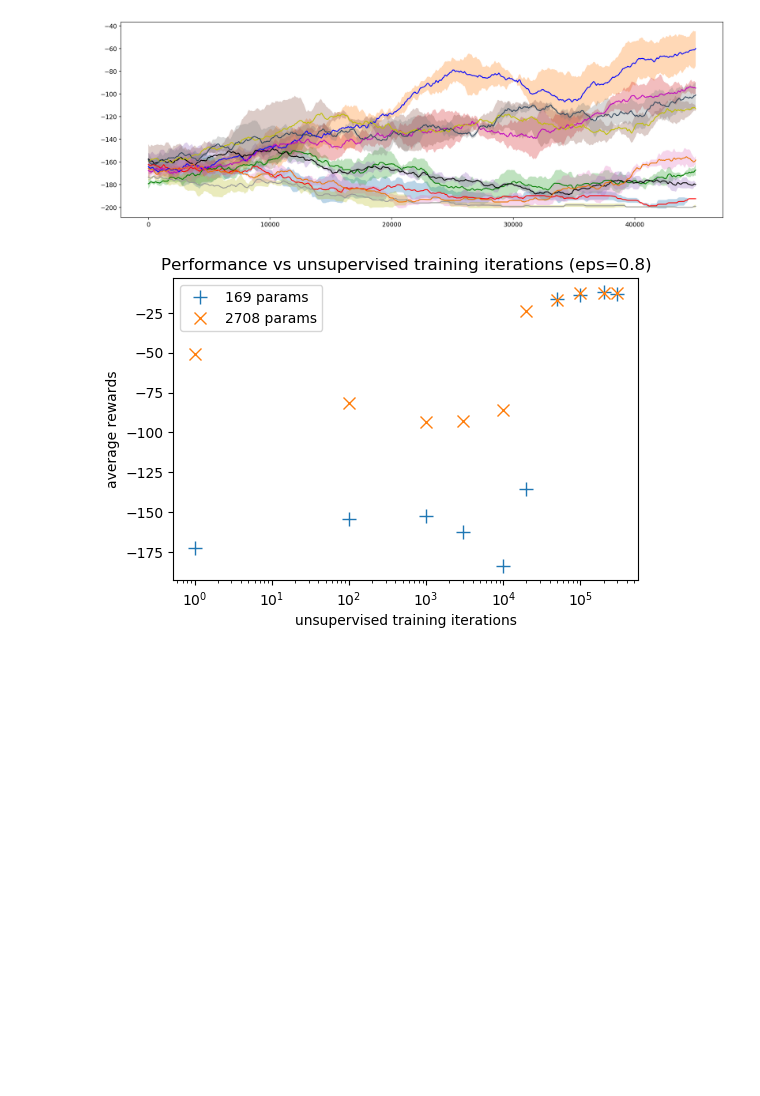
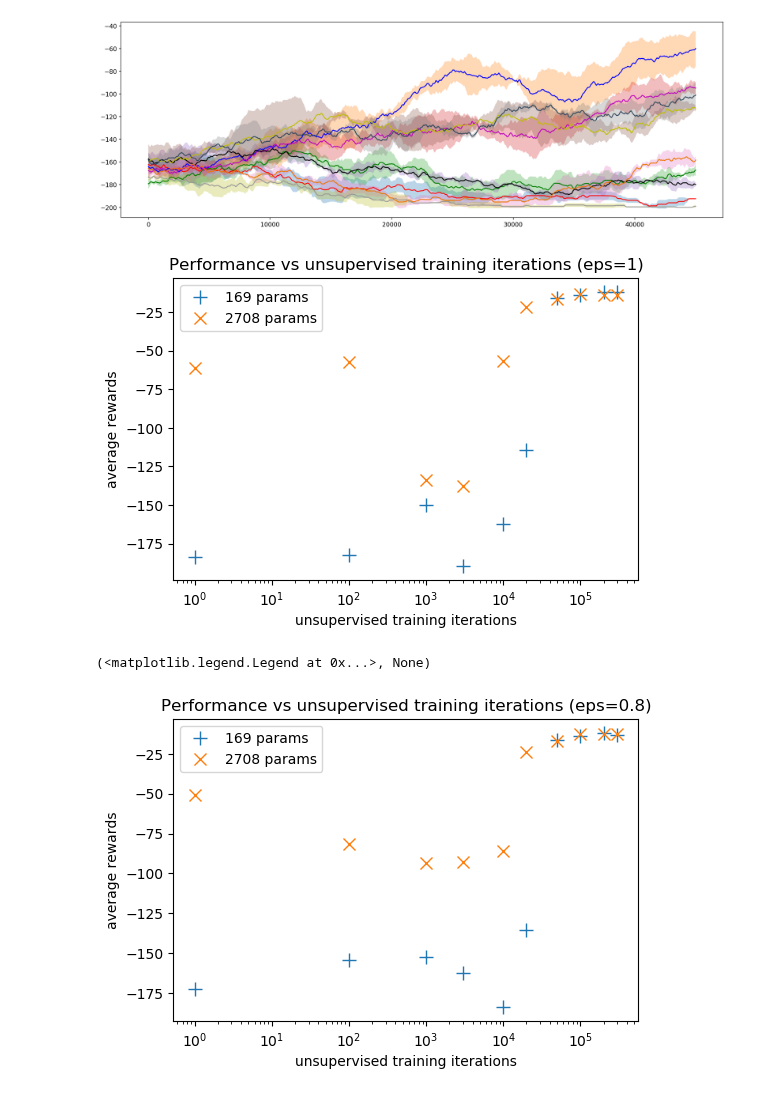
Before and after one commit to psurya1994/successor-feature-representations, a Jupyter notebook: notebooks/12-visualize-learning-curves.ipynb, the cells around one changed output. Drawn from its saved outputs; the diff is of its cells as text; code cells hidden in the pictures; blank space fills up the shorter version.

```diff
--- a/notebooks/12-visualize-learning-curves.ipynb
+++ b/notebooks/12-visualize-learning-curves.ipynb
@@ -74,6 +74,17 @@ for key, vals in rewards.items():
     if('2708' in key):
         avr = np.mean([np.mean(vals[1][0]), np.mean(vals[1][1]), np.mean(vals[1][2])])
         r_vec_2708.append(avr)
+# %%
+iters2 = [i+1 for i in iters]
+plt.figure(figsize=(6,4),dpi=100)
+plt.semilogx(iters2, r_vec_169, '+', label='169 params',markersize=10)
+plt.semilogx(iters2, r_vec_2708, 'x', label='2708 params', markersize=8)
+plt.ylabel('average rewards'), plt.xlabel('unsupervised training iterations')
+plt.title('Performance vs unsupervised training iterations (eps=1)')
+plt.legend(), plt.show()
+# %% [output]
+[figure, added]
+(<matplotlib.legend.Legend at 0x...>, None)
 # %%
 iters2 = [i+1 for i in iters]
 plt.figure(figsize=(6,4),dpi=100)
```
Also changed, not shown: 2 other files.
